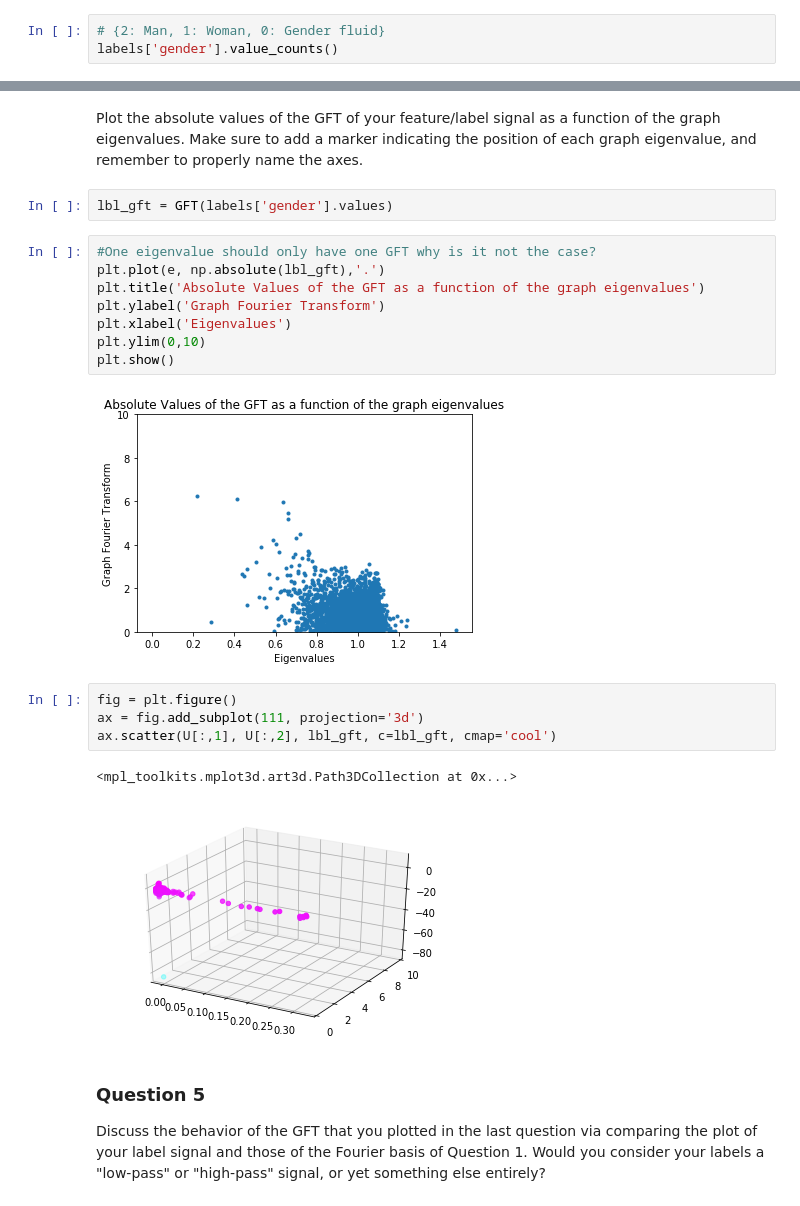
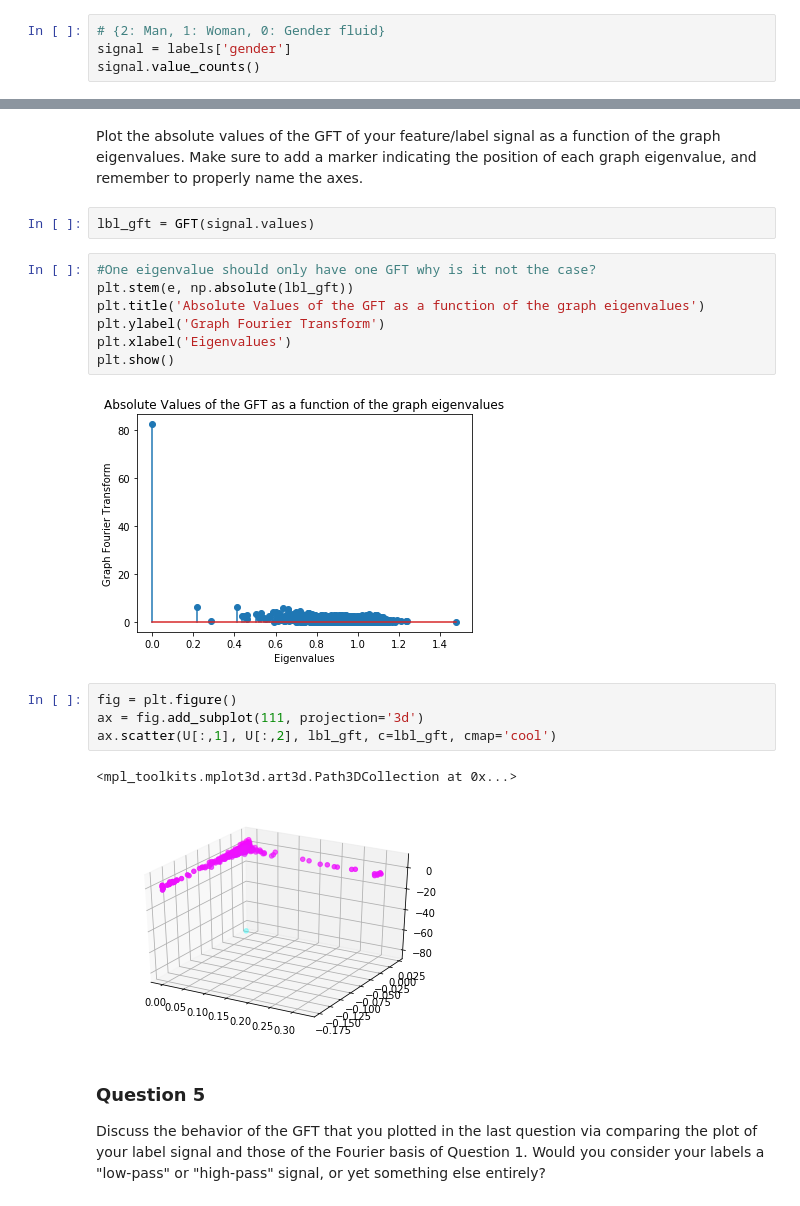
Before and after one commit to othmanbck/ntds_project_2018, a Jupyter notebook: 4_graph_signal_processing.ipynb, the cells around one changed output, grey strips where cells are left out. Saved outputs shown, nothing was run; the diff lists cells and outputs as text.

```diff
--- a/4_graph_signal_processing.ipynb
+++ b/4_graph_signal_processing.ipynb
@@ -235,7 +235,8 @@ def iGFT(x): #x is the Graph Fourier Transform
 Plot your feature/label vector as a signal on your graph
 # %%
 # {2: Man, 1: Woman, 0: Gender fluid}
-labels['gender'].value_counts()
+signal = labels['gender']
+signal.value_counts()
 # %% [output]
 2    2457
 1    1043
@@ -258,24 +259,23 @@ ax.scatter(U[:,1], U[:,2], labels['gender'], c=labels['gender'], cmap='cool')
 # %% [markdown]
 Plot the absolute values of the GFT of your feature/label signal as a function of the graph eigenvalues. Make sure to add a marker indicating the position of each graph eigenvalue, and remember to properly name the axes.
 # %%
-lbl_gft = GFT(labels['gender'].values)
+lbl_gft = GFT(signal.values)
 # %%
 #One eigenvalue should only have one GFT why is it not the case?
-plt.plot(e, np.absolute(lbl_gft),'.')
+plt.stem(e, np.absolute(lbl_gft))
 plt.title('Absolute Values of the GFT as a function of the graph eigenvalues')
 plt.ylabel('Graph Fourier Transform')
 plt.xlabel('Eigenvalues')
-plt.ylim(0,10)
 plt.show()
 # %% [output]
-[figure, old version]
+[figure, new version]
 # %%
 fig = plt.figure()
 ax = fig.add_subplot(111, projection='3d')
 ax.scatter(U[:,1], U[:,2], lbl_gft, c=lbl_gft, cmap='cool')
 # %% [output]
 <mpl_toolkits.mplot3d.art3d.Path3DCollection at 0x...>
-[figure, old version]
+[figure, new version]
 # %% [markdown]
 ### Question 5
 
```
Also changed, not shown: parts of 7 cells of this notebook.
